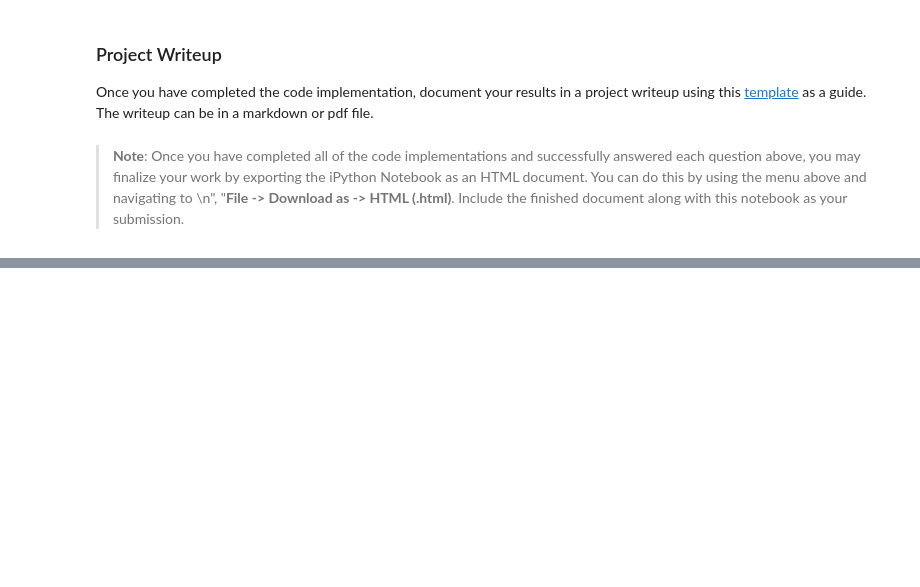
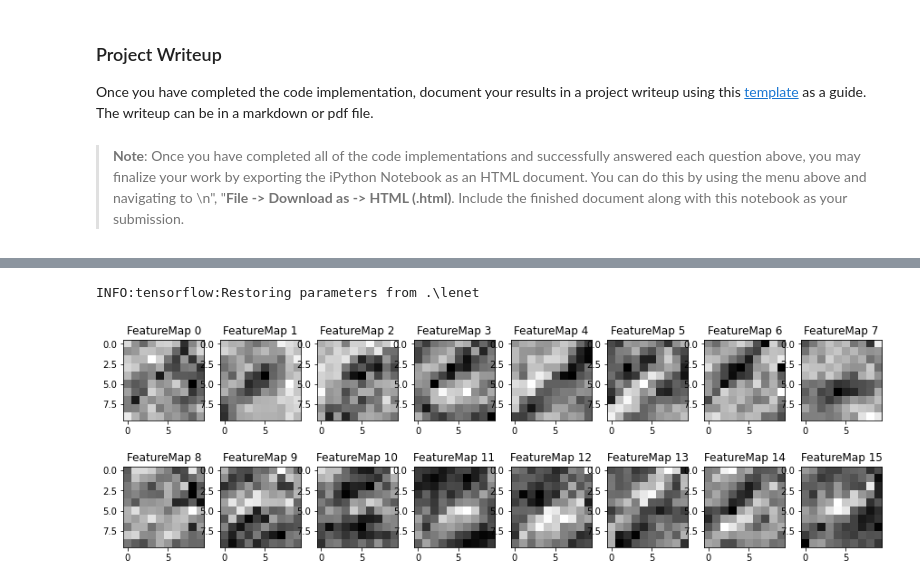
Before and after one commit to esp32wrangler/CarND-Traffic-Sign-Classifier-Project, a Jupyter notebook: Traffic_Sign_Classifier.ipynb, the cells around one changed output, grey strips where cells are left out. Cells and saved outputs as stored; diff of their text form; code cells hidden in the pictures; blank space fills up the shorter version.

```diff
--- a/Traffic_Sign_Classifier.ipynb
+++ b/Traffic_Sign_Classifier.ipynb
@@ -441,7 +586,7 @@ def evaluate(X_data, y_data):
     sess = tf.compat.v1.get_default_session()
     for offset in range(0, num_examples, BATCH_SIZE):
         batch_x, batch_y = X_data[offset:offset+BATCH_SIZE], y_data[offset:offset+BATCH_SIZE]
-        accuracy = sess.run(accuracy_operation, feed_dict={x: batch_x, y: batch_y, keep_prob: 1})
+        accuracy = sess.run(accuracy_operation, feed_dict={x: batch_x, y: batch_y, dropout_rate: 0.})
         total_accuracy += (accuracy * len(batch_x))
     return total_accuracy / num_examples
 # %% [markdown]
@@ -552,15 +702,17 @@ for (name, signtype), ax in zip(filedata, axes):
 ### Make sure to pre-process the images with the same pre-processing pipeline used earlier.
 ### Feel free to use as many code cells as needed.
 
-smax = tf.nn.softmax(logits)
+
+predictions=[]
 
 with tf.compat.v1.Session() as sess:
     saver.restore(sess, tf.train.latest_checkpoint('.'))
-    for image in real_images:
+    for image, filed in zip(real_images, filedata):
         img = (image, )
-        output = sess.run(smax,feed_dict={x:img,keep_prob:1})
-        print (output)
+        output = sess.run(logits,feed_dict={x:img,dropout_rate:0.})
+        #print (output)
         output = sess.run(tf.argmax(output,1))
-        print (output)
+        print (filed[0], f"expected: {filed[1]}, got: {output}")
+        predictions.append((filed[1], output[0]))
 # %% [output]
 INFO:tensorflow:Restoring parameters from .\lenet
@@ -668,29 +844,46 @@ For an example of what feature map outputs look like, check out NVIDIA's results
 # %%
 ### Visualize your network's feature maps here.
 ### Feel free to use as many code cells as needed.
 
 # image_input: the test image being fed into the network to produce the feature maps
 # tf_activation: should be a tf variable name used during your training procedure that represents the calculated state of a specific weight layer
 # activation_min/max: can be used to view the activation contrast in more detail, by default matplot sets min and max to the actual min and max values of the output
 # plt_num: used to plot out multiple different weight feature map sets on the same block, just extend the plt number for each new feature map entry
 
 def outputFeatureMap(image_input, tf_activation, activation_min=-1, activation_max=-1 ,plt_num=1):
     # Here make sure to preprocess your image_input in a way your network expects
     # with size, normalization, ect if needed
-    # image_input =
+    #image_input =
     # Note: x should be the same name as your network's tensorflow data placeholder variable
     # If you get an error tf_activation is not defined it may be having trouble accessing the variable from inside a function
     activation = tf_activation.eval(session=sess,feed_dict={x : image_input})
     featuremaps = activation.shape[3]
     plt.figure(plt_num, figsize=(15,15))
     for featuremap in range(featuremaps):
         plt.subplot(6,8, featuremap+1) # sets the number of feature maps to show on each row and column
         plt.title('FeatureMap ' + str(featuremap)) # displays the feature map number
         if activation_min != -1 & activation_max != -1:
             plt.imshow(activation[0,:,:, featuremap], interpolation="nearest", vmin =activation_min, vmax=activation_max, cmap="gray")
         elif activation_max != -1:
             plt.imshow(activation[0,:,:, featuremap], interpolation="nearest", vmax=activation_max, cmap="gray")
         elif activation_min !=-1:
             plt.imshow(activation[0,:,:, featuremap], interpolation="nearest", vmin=activation_min, cmap="gray")
         else:
             plt.imshow(activation[0,:,:, featuremap], interpolation="nearest", cmap="gray")
+
+
+extraimg = plt.imread("writeup_images/end_of_no_passing.png")
+extraimg = np.array(extraimg).reshape((32,32,3))
+extraimg = extraimg*2-1 # normalize to -1..+1
+
+
+with tf.compat.v1.Session() as sess:
+    saver.restore(sess, tf.train.latest_checkpoint('.'))
+    conv1 = tf.compat.v1.get_default_graph().get_tensor_by_name("conv1:0")
+    conv2 = tf.compat.v1.get_default_graph().get_tensor_by_name("conv2:0")
+
+    #outputFeatureMap((real_images[5], ), conv1)
+    outputFeatureMap((extraimg, ), conv2)
+# %% [output]
+INFO:tensorflow:Restoring parameters from .\lenet
+[figure, added]
```
Also changed, not shown: parts of 19 cells of this notebook, 30 other files.
